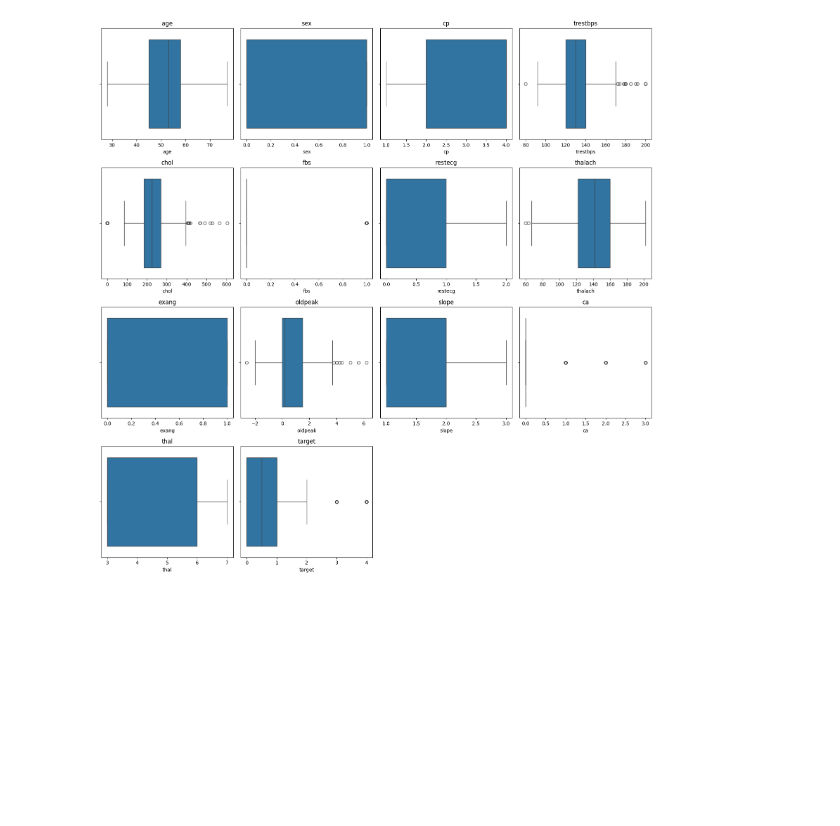
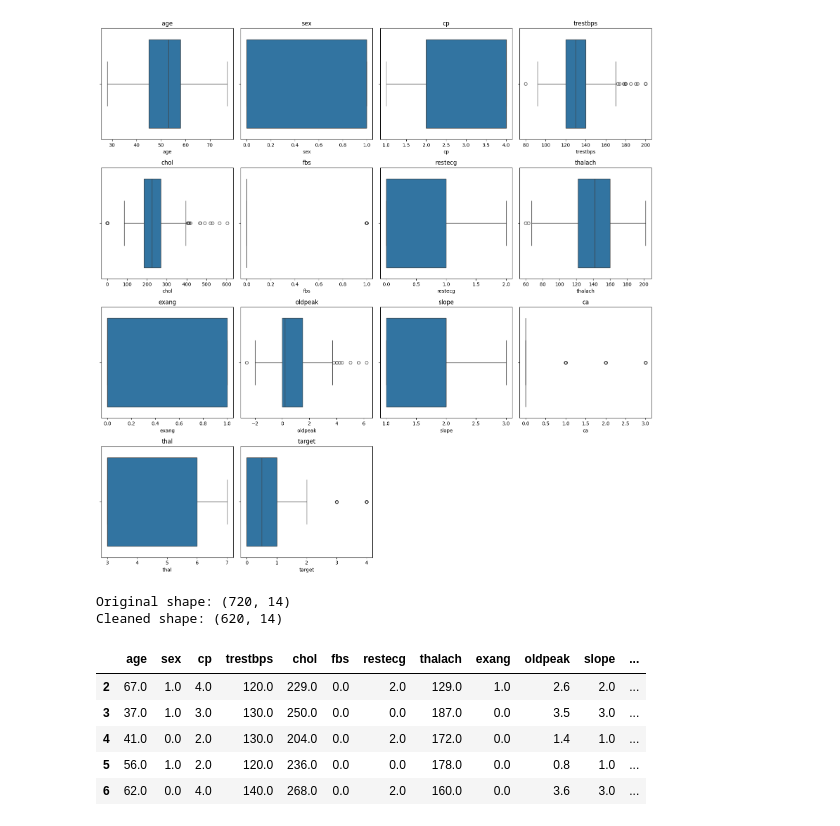
Before and after one commit to SiddhantSonawane/DSBDA_Practicals, a Jupyter notebook: PS13(heart)/heart-disease.ipynb, the cells around one changed output. Saved outputs shown, nothing was run; the diff lists cells and outputs as text; code cells hidden in the pictures; blank space fills up the shorter version.

```diff
--- a/PS13(heart)/heart-disease.ipynb
+++ b/PS13(heart)/heart-disease.ipynb
@@ -165,3 +164,27 @@ def visBoxplots(df):
 visBoxplots(df)
 # %% [output]
 [figure]
+# %%
+print("Original shape:", df.shape)
+
+def outlier_remover(data):
+  numeric_cols = data.select_dtypes(include=[np.number])
+  zscore = np.abs((numeric_cols-numeric_cols.mean())/numeric_cols.std())
+  out = zscore > 3
+  data = data[~out.any(axis=1)]
+  return data
+
+df = outlier_remover(df)
+print("Cleaned shape:", df.shape)
+# %% [output]
+Original shape: (720, 14)
+Cleaned shape: (620, 14)
+# %%
+df.head()
+# %% [output]
+|  | age | sex | cp | trestbps | chol | fbs | restecg | thalach | exang | oldpeak | slope | ... |
+| 2 | 67.0 | 1.0 | 4.0 | 120.0 | 229.0 | 0.0 | 2.0 | 129.0 | 1.0 | 2.6 | 2.0 | ... |
+| 3 | 37.0 | 1.0 | 3.0 | 130.0 | 250.0 | 0.0 | 0.0 | 187.0 | 0.0 | 3.5 | 3.0 | ... |
+| 4 | 41.0 | 0.0 | 2.0 | 130.0 | 204.0 | 0.0 | 2.0 | 172.0 | 0.0 | 1.4 | 1.0 | ... |
+| 5 | 56.0 | 1.0 | 2.0 | 120.0 | 236.0 | 0.0 | 0.0 | 178.0 | 0.0 | 0.8 | 1.0 | ... |
+| 6 | 62.0 | 0.0 | 4.0 | 140.0 | 268.0 | 0.0 | 2.0 | 160.0 | 0.0 | 3.6 | 3.0 | ... |
```
Also changed, not shown: parts of 13 cells of this notebook, 5 other files.
